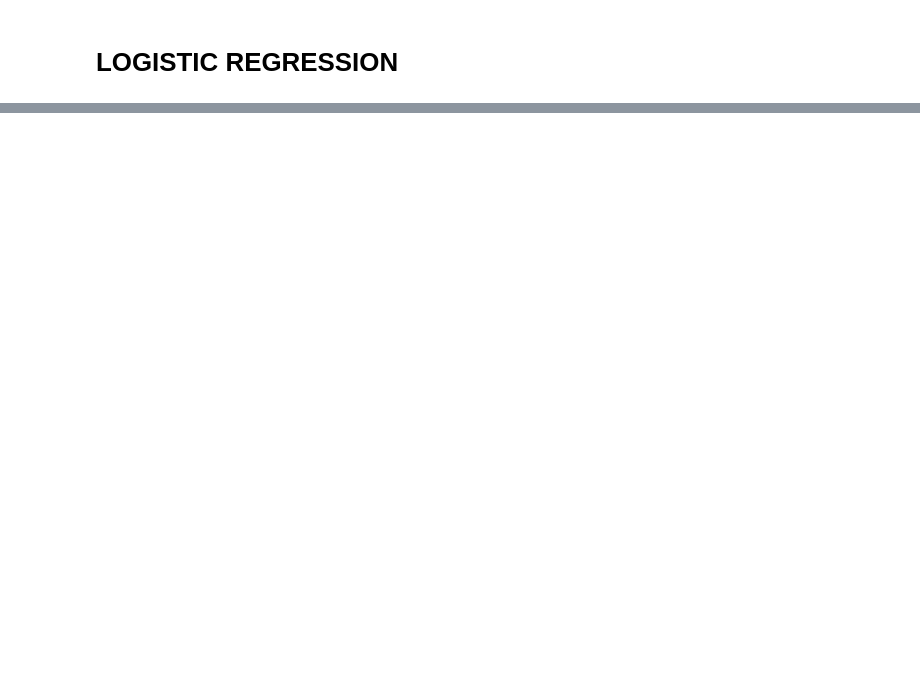
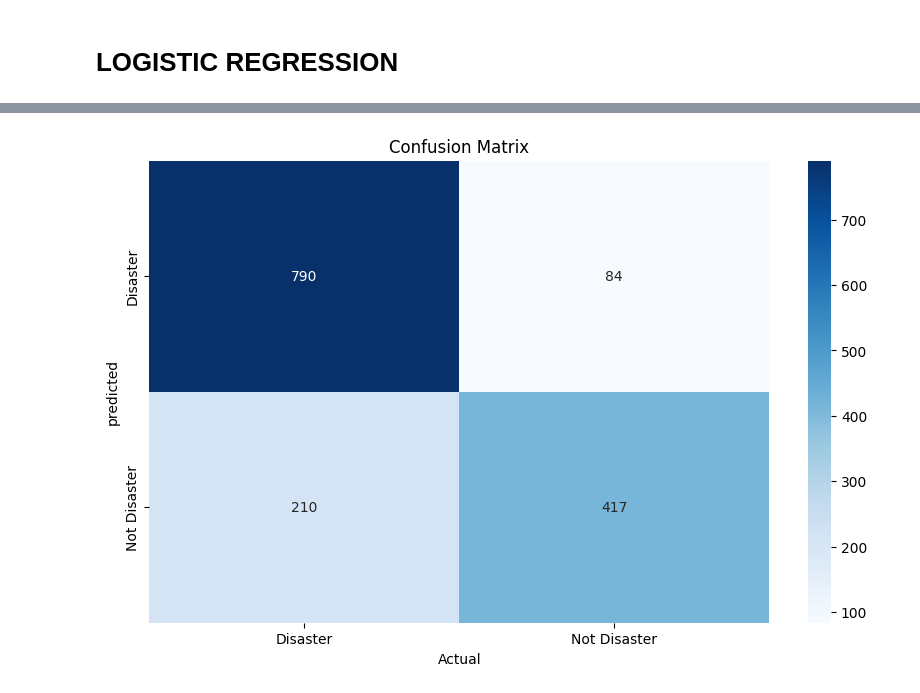
Before and after one commit to shadhinwebtec/Predict_real_disasters_from_tweets, a Jupyter notebook: predict_real_disasters_new.ipynb, the cells around one changed output, grey strips where cells are left out. Drawn from its saved outputs; the diff is of its cells as text; code cells hidden in the pictures; blank space fills up the shorter version.

```diff
--- a/predict_real_disasters_new.ipynb
+++ b/predict_real_disasters_new.ipynb
@@ -184,8 +184,12 @@ data_test.head()
 | 2 | forest fire spot pond goose fleei... |
 | 3 | apocalypse lighting spokane wildfire |
 | 4 | typhoon soudelor kill china taiwan |
+# %%
+from sklearn.feature_extraction.text import TfidfVectorizer
+tfidf = TfidfVectorizer(max_features=5000, stop_words='english')
+X = tfidf.fit_transform(data_train['text'])
 # %%
-X_train,X_test,y_train,y_test=train_test_split(data_train['text'],data_train['target'],train_size=0.7)
+X_train,X_valid,y_train,y_valid=train_test_split(X,data_train['target'],train_size=0.8,random_state=42)
 # %%
 print("X_train shape:",X_train.shape)
 print("y_train shape:",y_train.shape)
@@ -392,0 +215,3 @@ submission_df.head()
+# %%
+model = LogisticRegression(max_iter=1000)
+model.fit(X_train, y_train)
@@ -392,0 +220,5 @@ submission_df.head()
+# %%
+from sklearn.metrics import f1_score
+y_pred = model.predict(X_valid)
+print(classification_report(y_valid, y_pred))
+print('F1 Score:', f1_score(y_valid, y_pred))
@@ -392,0 +237,10 @@ submission_df.head()
+# %%
+cm = confusion_matrix(y_valid, y_pred)
+plt.figure(figsize=(10, 6))
+sns.heatmap(cm, annot=True, fmt='d', cmap='Blues', xticklabels=[ 'Disaster','Not Disaster'], yticklabels=['Disaster','Not Disaster'])
+plt.xlabel('Actual')
+plt.ylabel('predicted')
+plt.title('Confusion Matrix')
+plt.show()
+# %% [output]
+[figure, added]
```
Also changed, not shown: parts of 29 cells of this notebook, 5 other files.
